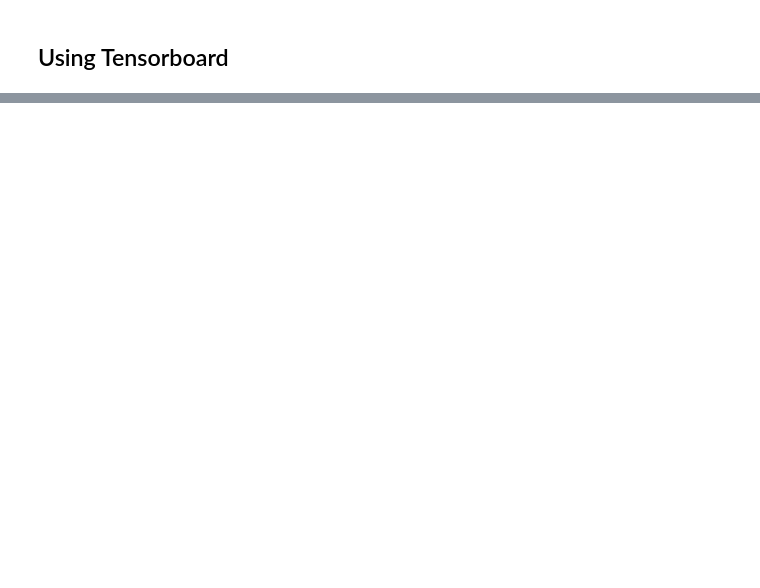
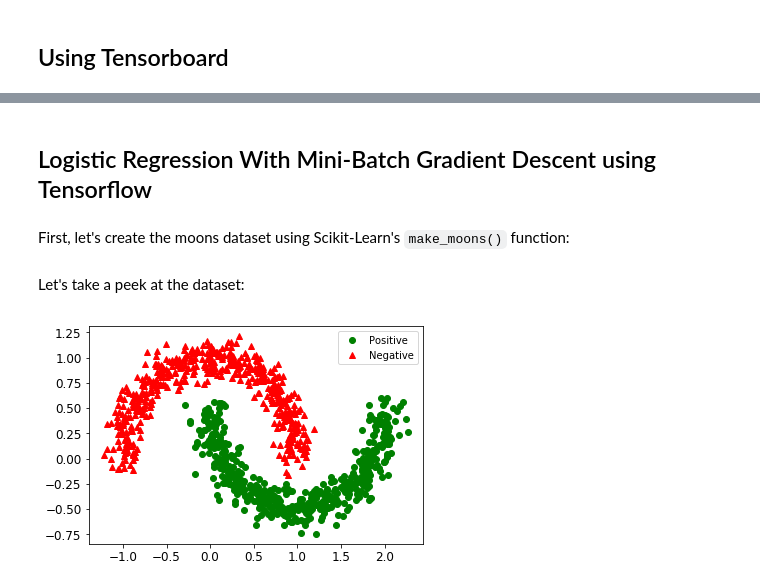
Before and after one commit to 23237187/tflyangfc233, a Jupyter notebook: Untitled.ipynb, the cells around one changed output, grey strips where cells are left out. Saved outputs shown, nothing was run; the diff lists cells and outputs as text; code cells hidden in the pictures; blank space fills up the shorter version.

```diff
--- a/Untitled.ipynb
+++ b/Untitled.ipynb
@@ -634,0 +864,18 @@ show_graph(tf.get_default_graph())
+# %% [markdown]
+## Logistic Regression With Mini-Batch Gradient Descent using Tensorflow
+# %% [markdown]
+First, let's create the moons dataset using Scikit-Learn's `make_moons()` function:
+# %%
+from sklearn.datasets import make_moons
+
+m = 1000
+X_moons, y_moons = make_moons(m, noise=0.1, random_state=42)
+# %% [markdown]
+Let's take a peek at the dataset:
+# %%
+plt.plot(X_moons[y_moons == 1, 0], X_moons[y_moons == 1, 1], 'go', label="Positive")
+plt.plot(X_moons[y_moons == 0, 0], X_moons[y_moons == 0, 1], 'r^', label="Negative")
+plt.legend()
+plt.show()
+# %% [output]
+[figure, added]
```
Also changed, not shown: parts of 38 cells of this notebook, 13 other files.
